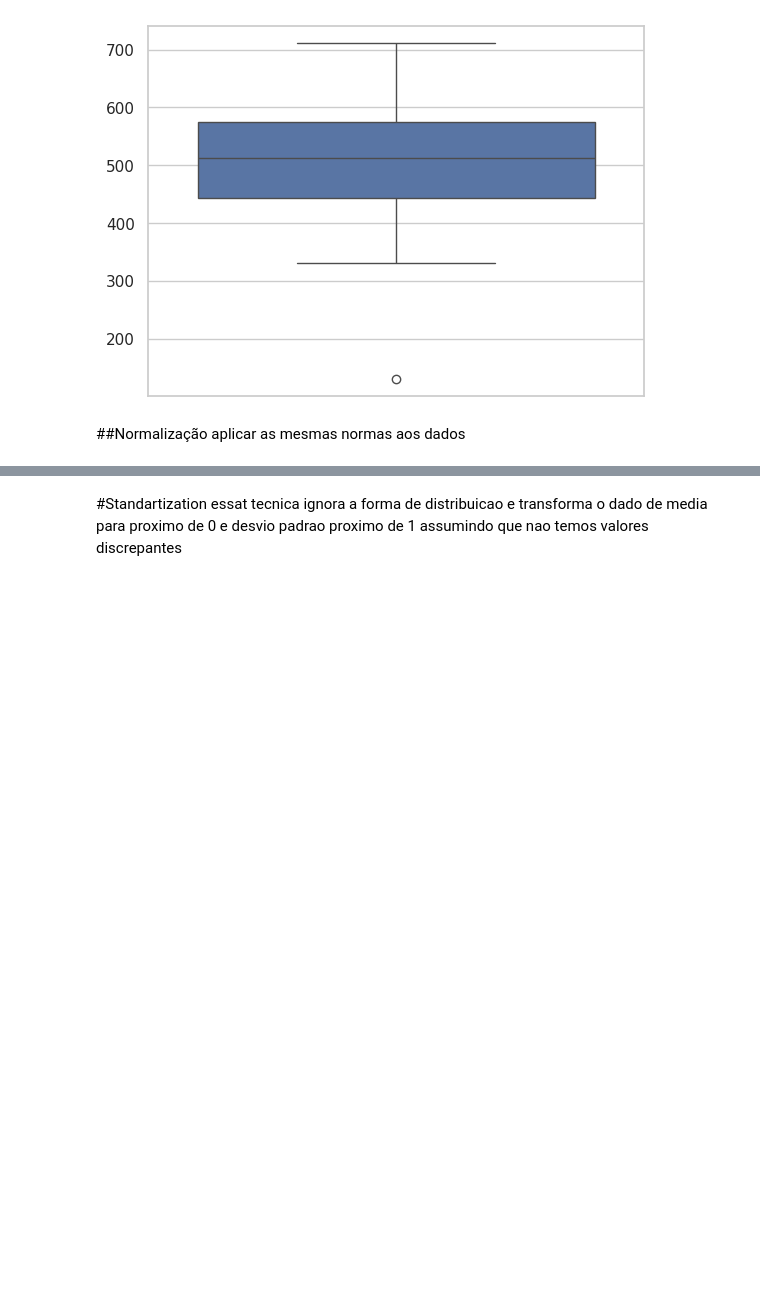
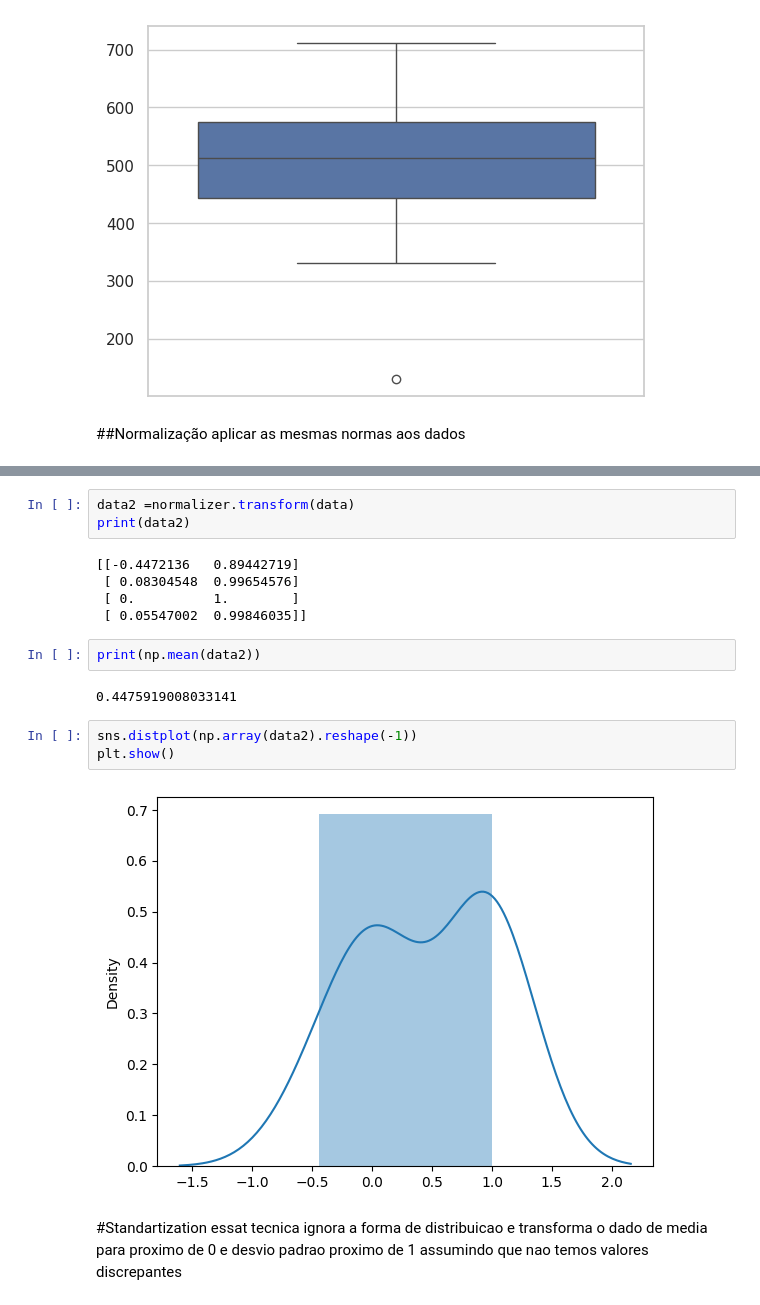
Before and after one commit to melltl/data-science-stack-academy, a Jupyter notebook: estatistica/estatistica.ipynb, the cells around one changed output, grey strips where cells are left out. Drawn from its saved outputs; the diff is of its cells as text; blank space fills up the shorter version.

```diff
--- a/estatistica/estatistica.ipynb
+++ b/estatistica/estatistica.ipynb
@@ -202,3 +230,20 @@ aplicar as mesmas normas aos dados
+# %%
+data2 =normalizer.transform(data)
+print(data2)
+# %% [output]
+[[-0.4472136   0.89442719]
+ [ 0.08304548  0.99654576]
+ [ 0.          1.        ]
+ [ 0.05547002  0.99846035]]
+# %%
+print(np.mean(data2))
+# %% [output]
+0.4475919008033141
+# %%
+sns.distplot(np.array(data2).reshape(-1))
+plt.show()
+# %% [output]
+[figure, added]
 # %% [markdown]
 #Standartization
 essat tecnica ignora a forma de distribuicao e transforma o dado de media para proximo de 0 e desvio padrao proximo de 1 assumindo que nao temos valores discrepantes
```
Also changed, not shown: parts of 12 cells of this notebook.
